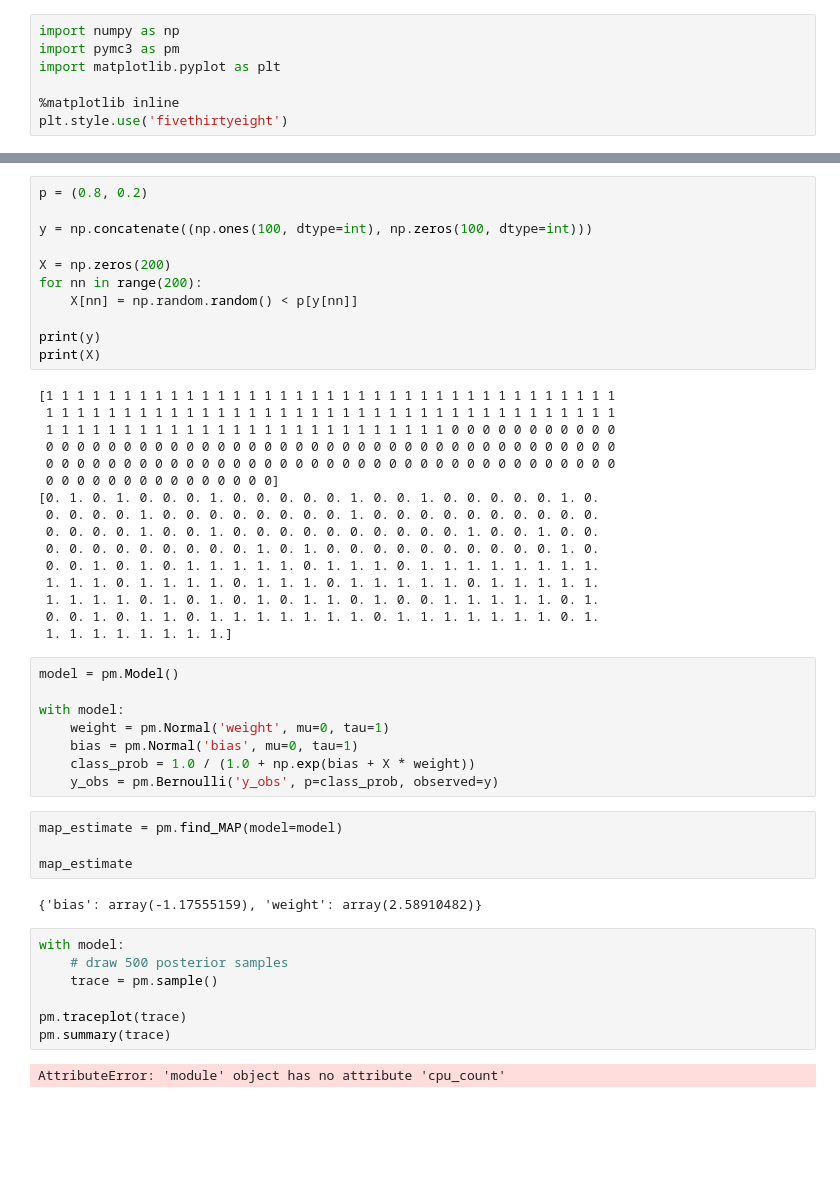
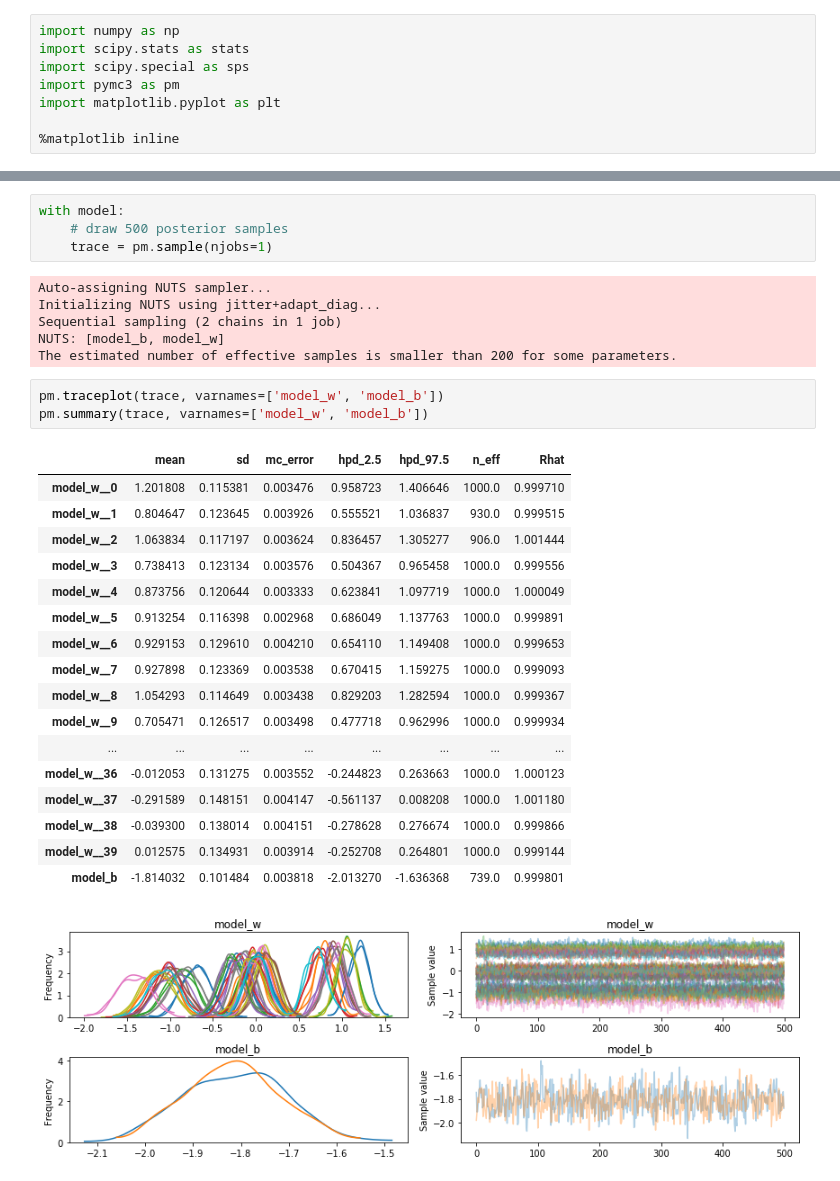
Before and after one commit to drpeteb/messing-with-pymc3, a Jupyter notebook: learn-pymc.ipynb, the cells around one changed output, grey strips where cells are left out. Saved outputs shown, nothing was run; the diff lists cells and outputs as text; blank space fills up the shorter version.

```diff
--- a/learn-pymc.ipynb
+++ b/learn-pymc.ipynb
@@ -1,7 +1,8 @@
 # %%
 import numpy as np
+import scipy.stats as stats
+import scipy.special as sps
 import pymc3 as pm
 import matplotlib.pyplot as plt
 
 %matplotlib inline
-plt.style.use('fivethirtyeight')
@@ -48,50 +44,32 @@ map_estimate
-# %%
-p = (0.8, 0.2)
-
-y = np.concatenate((np.ones(100, dtype=int), np.zeros(100, dtype=int)))
-
-X = np.zeros(200)
-for nn in range(200):
-    X[nn] = np.random.random() < p[y[nn]]
-
-print(y)
-print(X)
-# %% [output]
-[1 1 1 1 1 1 1 1 1 1 1 1 1 1 1 1 1 1 1 1 1 1 1 1 1 1 1 1 1 1 1 1 1 1 1 1 1
- 1 1 1 1 1 1 1 1 1 1 1 1 1 1 1 1 1 1 1 1 1 1 1 1 1 1 1 1 1 1 1 1 1 1 1 1 1
- 1 1 1 1 1 1 1 1 1 1 1 1 1 1 1 1 1 1 1 1 1 1 1 1 1 1 0 0 0 0 0 0 0 0 0 0 0
- 0 0 0 0 0 0 0 0 0 0 0 0 0 0 0 0 0 0 0 0 0 0 0 0 0 0 0 0 0 0 0 0 0 0 0 0 0
- 0 0 0 0 0 0 0 0 0 0 0 0 0 0 0 0 0 0 0 0 0 0 0 0 0 0 0 0 0 0 0 0 0 0 0 0 0
- 0 0 0 0 0 0 0 0 0 0 0 0 0 0 0]
-[0. 1. 0. 1. 0. 0. 0. 1. 0. 0. 0. 0. 0. 1. 0. 0. 1. 0. 0. 0. 0. 0. 1. 0.
- 0. 0. 0. 0. 1. 0. 0. 0. 0. 0. 0. 0. 0. 1. 0. 0. 0. 0. 0. 0. 0. 0. 0. 0.
- 0. 0. 0. 0. 1. 0. 0. 1. 0. 0. 0. 0. 0. 0. 0. 0. 0. 0. 1. 0. 0. 1. 0. 0.
- 0. 0. 0. 0. 0. 0. 0. 0. 0. 1. 0. 1. 0. 0. 0. 0. 0. 0. 0. 0. 0. 0. 1. 0.
- 0. 0. 1. 0. 1. 0. 1. 1. 1. 1. 1. 0. 1. 1. 1. 0. 1. 1. 1. 1. 1. 1. 1. 1.
- 1. 1. 1. 0. 1. 1. 1. 1. 0. 1. 1. 1. 0. 1. 1. 1. 1. 1. 0. 1. 1. 1. 1. 1.
- 1. 1. 1. 1. 0. 1. 0. 1. 0. 1. 0. 1. 1. 0. 1. 0. 0. 1. 1. 1. 1. 1. 0. 1.
- 0. 0. 1. 0. 1. 1. 0. 1. 1. 1. 1. 1. 1. 1. 0. 1. 1. 1. 1. 1. 1. 1. 0. 1.
- 1. 1. 1. 1. 1. 1. 1. 1.]
-# %%
-model = pm.Model()
-
-with model:
-    weight = pm.Normal('weight', mu=0, tau=1)
-    bias = pm.Normal('bias', mu=0, tau=1)
-    class_prob = 1.0 / (1.0 + np.exp(bias + X * weight))
-    y_obs = pm.Bernoulli('y_obs', p=class_prob, observed=y)
-# %%
-map_estimate = pm.find_MAP(model=model)
-
-map_estimate
-# %% [output]
-{'bias': array(-1.17555159), 'weight': array(2.58910482)}
 # %%
 with model:
     # draw 500 posterior samples
-    trace = pm.sample()
-
-pm.traceplot(trace)
-pm.summary(trace)
+    trace = pm.sample(njobs=1)
 # %% [output]
-AttributeError: 'module' object has no attribute 'cpu_count'
+Auto-assigning NUTS sampler...
+Initializing NUTS using jitter+adapt_diag...
+Sequential sampling (2 chains in 1 job)
+NUTS: [model_b, model_w]
+The estimated number of effective samples is smaller than 200 for some parameters.
+# %%
+pm.traceplot(trace, varnames=['model_w', 'model_b'])
+pm.summary(trace, varnames=['model_w', 'model_b'])
+# %% [output]
+|  | mean | sd | mc_error | hpd_2.5 | hpd_97.5 | n_eff | Rhat |
+| model_w__0 | 1.201808 | 0.115381 | 0.003476 | 0.958723 | 1.406646 | 1000.0 | 0.999710 |
+| model_w__1 | 0.804647 | 0.123645 | 0.003926 | 0.555521 | 1.036837 | 930.0 | 0.999515 |
+| model_w__2 | 1.063834 | 0.117197 | 0.003624 | 0.836457 | 1.305277 | 906.0 | 1.001444 |
+| model_w__3 | 0.738413 | 0.123134 | 0.003576 | 0.504367 | 0.965458 | 1000.0 | 0.999556 |
+| model_w__4 | 0.873756 | 0.120644 | 0.003333 | 0.623841 | 1.097719 | 1000.0 | 1.000049 |
+| model_w__5 | 0.913254 | 0.116398 | 0.002968 | 0.686049 | 1.137763 | 1000.0 | 0.999891 |
+| model_w__6 | 0.929153 | 0.129610 | 0.004210 | 0.654110 | 1.149408 | 1000.0 | 0.999653 |
+| model_w__7 | 0.927898 | 0.123369 | 0.003538 | 0.670415 | 1.159275 | 1000.0 | 0.999093 |
+| model_w__8 | 1.054293 | 0.114649 | 0.003438 | 0.829203 | 1.282594 | 1000.0 | 0.999367 |
+| model_w__9 | 0.705471 | 0.126517 | 0.003498 | 0.477718 | 0.962996 | 1000.0 | 0.999934 |
+| ... | ... | ... | ... | ... | ... | ... | ... |
+| model_w__36 | -0.012053 | 0.131275 | 0.003552 | -0.244823 | 0.263663 | 1000.0 | 1.000123 |
+| model_w__37 | -0.291589 | 0.148151 | 0.004147 | -0.561137 | 0.008208 | 1000.0 | 1.001180 |
+| model_w__38 | -0.039300 | 0.138014 | 0.004151 | -0.278628 | 0.276674 | 1000.0 | 0.999866 |
+| model_w__39 | 0.012575 | 0.134931 | 0.003914 | -0.252708 | 0.264801 | 1000.0 | 0.999144 |
+| model_b | -1.814032 | 0.101484 | 0.003818 | -2.013270 | -1.636368 | 739.0 | 0.999801 |
+[figure, added]
```
Also changed, not shown: parts of 4 cells of this notebook.
